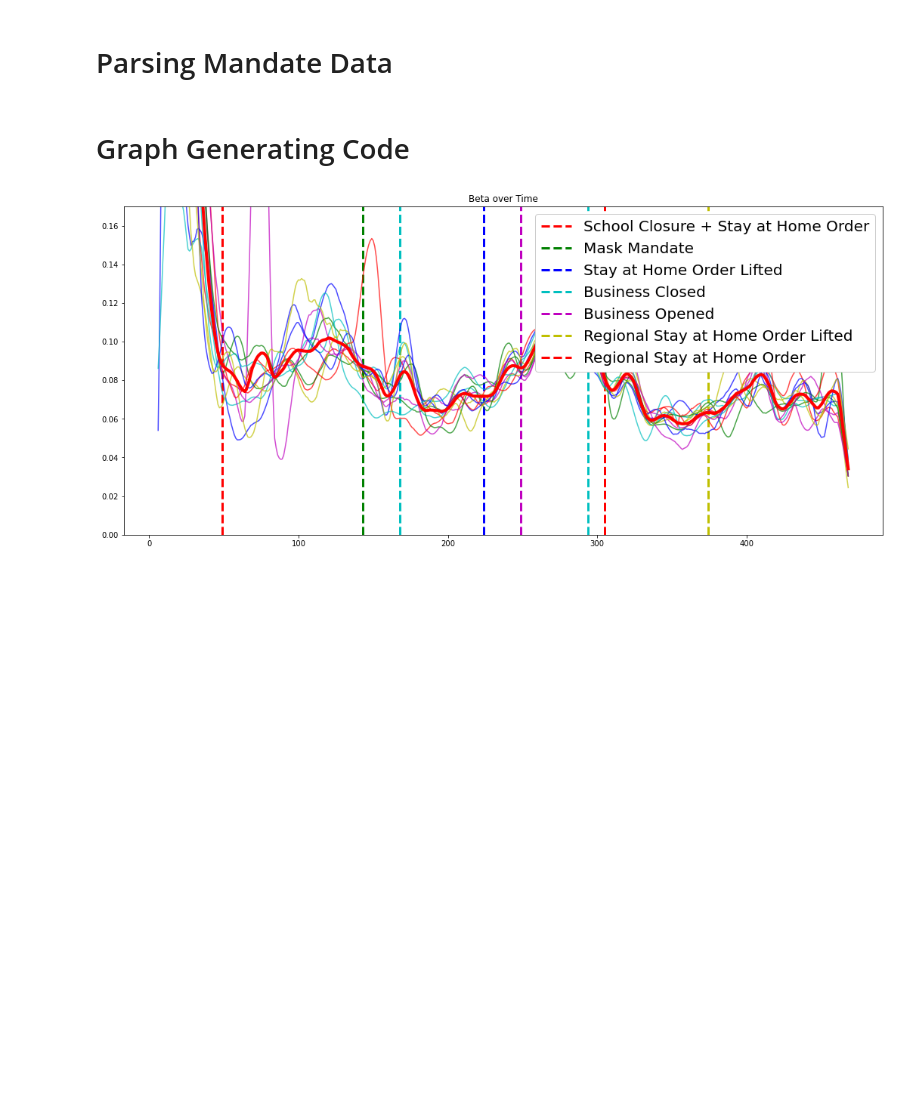
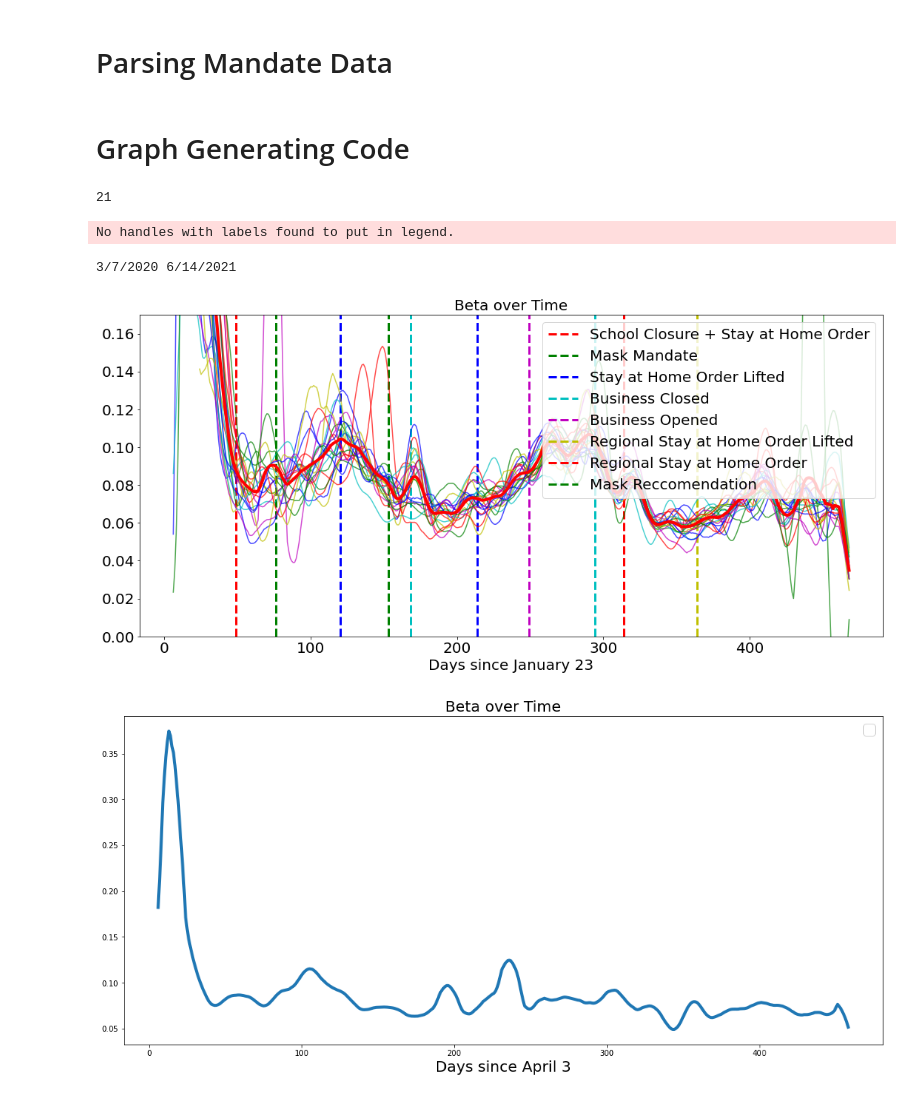
Before and after one commit to holiday-pettijohn/COVID-Tracking-Biola-Summer, a Jupyter notebook: Code/Beta Approximation Labeled.ipynb, the cells around one changed output. Drawn from its saved outputs; the diff is of its cells as text; code cells hidden in the pictures; blank space fills up the shorter version.

Commit message:
Made more adjustments to graph generation

```diff
--- a/Code/Beta Approximation Labeled.ipynb
+++ b/Code/Beta Approximation Labeled.ipynb
@@ -291,7 +291,7 @@ def displayMeasures(filename, measures, beta, ax, dates, window, colors = ('red'
     for measure in measures:
         for i in range(len(measure_inds[measure])):
             ymax = .17#beta[measure_inds[measure][i]]
-            if ("Lifted" not in measure and "Opened" not in measure) or ("Disallowed" in measure) or ("Clos" in measure):
+            if ("Stay" in measure) or ("Disallowed" in measure) or ("Clos" in measure):
                 closure = 1
             else:
                 closure = 0
@@ -300,7 +300,7 @@ def displayMeasures(filename, measures, beta, ax, dates, window, colors = ('red'
                 plt.vlines(x=measure_inds[measure][i]+hWin-(closure_offset*closure), color=colors[dupe.index(measure)%len(colors)], ymin=0, linestyle='dashed', ymax=ymax, label=measure, linewidth=3)
             else:
                 plt.vlines(x=measure_inds[measure][i]+hWin-(closure_offset*closure), color=colors[dupe.index(measure)%len(colors)], ymin=0, linestyle='dashed', ymax=ymax, linewidth=3)
-    ax.legend(fontsize=20, framealpha=1)
+    ax.legend(fontsize=20)
 
 #predict the next some days using constant parameters
 def calculateFuture(infect, recov, dead, pop, daysToPredict, params, q):
@@ -602,7 +602,8 @@ def getGraph(infection_file, mandate_file, region, mandates, mandate_colors = 'r
     if fig is None or ax is None:
         fig, ax = plt.subplots(figsize = (18,8))
     ax.plot(x,beta, linewidth=4)
-    ax.set_title("Beta over Time")
+    ax.set_title("Beta over Time", size=20)
+    ax.set_xlabel("Days since April 3", size=20)
     #plt.yscale("log")
     print(dates[0],dates[-1])
     midInd = len(dates)//2
@@ -718,7 +719,7 @@ def addGraph(infection_file, region, fig=None, ax=None, color=None, alpha=1, dis
         ax.plot(x, beta, color=color, alpha=alpha)#, label=region)
     else:
         ax.plot(x, beta, alpha=alpha)#, label=region)
-    ax.set_title("Beta over Time")
+    ax.set_title("Beta over Time", size=20)
     #plt.yscale("log")
     midInd = len(dates)//2
     temp = dates.tolist()
@@ -729,10 +730,10 @@ def addGraph(infection_file, region, fig=None, ax=None, color=None, alpha=1, dis
     return fig, ax, graph_i, running_mean
 
 def getStateGraph(state, mandates, mandate_colors = 'rgbcmy', save=False, save_path='../Paper Stuff/', form='png', fig=None, ax=None):
-    data_path = "../Data/Covid Tracking State Data/"
+    data_path = "../Data/State Data/"
     mandate_path = "../Data/State Closure Data/"
     infection_file = '{}{}.csv'.format(data_path, convert[state])
-    mandate_file = '{}{} State Data.csv'.format(mandate_path, state)
+    mandate_file = '{}{} Closure Data.csv'.format(mandate_path, state)
     getGraph(infection_file, mandate_file, state, mandates, mandate_colors, fig=fig, ax=ax)
 
 def getCountyGraph(county, state, mandates, mandate_colors = 'rgbcmy', save=False, save_path='../Paper Stuff/', form='png', fig=None, ax=None):
@@ -747,35 +748,42 @@ county_path = "../Data/JHU Data/County Data/"
 #getGraph('CA.csv', 'California Mandate Data.csv', 'California', ['Mask Mandate', 'Stay at Home Order'])
 #getCountyGraph("Alameda", "California", ["Mask Mandate", "Stay at Home Order"])
 colors = 'rgbcmy'
 state = 'California'
 """
 Alameda
 Contra Costa
 Santa Barbra # need to generate data for this one
 Sacremento
 Los Angeles
 San Francisco #
 """
-counties = ['Alameda', 'Los Angeles', 'Sacramento', 'Contra Costa', 'Santa Barbara', 'San Mateo', 'Kern', 'Fresno', 'Monterey', 'Orange', 'Riverside', 'San Joaquin']
-mandates = ['School Closure + Stay at Home Order', 'Mask Mandate', 'Stay at Home Order Lifted', 'Business Closed', 'Business Opened', 'Regional Stay at Home Order Lifted', 'Regional Stay at Home Order']
+counties = ['Alameda', 'Los Angeles', 'Sacramento', 'Contra Costa', 'Santa Barbara', 'San Mateo', 'Kern', 'Fresno', 'Monterey', 'Orange', 'Riverside', 'San Joaquin', 'San Bernardino', 'San Diego', 'San Francisco', 'Sonoma', 'Santa Clara', 'Solano', 'Stanislaus', 'Tulare', 'Ventura']
+mandates = ['School Closure + Stay at Home Order', 'Mask Mandate', 'Stay at Home Order Lifted', 'Business Closed', 'Business Opened', 'Regional Stay at Home Order Lifted', 'Regional Stay at Home Order', 'Mask Reccomendation']
 """
 fig, ax = addRelativeGraph(county_path+"{} County, {}.csv".format(counties[0], convert[state]), "{} {}".format(counties[0], state), 10, color='r')
 for i in range(1,len(counties)):
     addRelativeGraph(county_path+'{} County, {}.csv'.format(counties[i], convert[state]), "{} {}".format(counties[i], state), 10, fig, ax, colors[i%len(colors)])
 """
+print(len(counties))
 fig, ax, graph_i, running_mean = addGraph(county_path+"{} County, {}.csv".format(counties[0], convert[state]), "{} {}".format(counties[0], state), color='r', alpha=.7)
 for i in range(1,len(counties)):
     graphMandates = i==len(counties)-1
     fig, ax, graph_i, running_mean = addGraph(county_path+'{} County, {}.csv'.format(counties[i], convert[state]), "{} {}".format(counties[i], state), fig, ax, colors[i%len(colors)], .7, graphMandates, graph_i, running_mean, mandates=mandates)
 
 window = 13
 hWin = window // 2
 x = np.arange(hWin,len(running_mean)+hWin)
+ax.tick_params(axis='both', which='major', labelsize=20)
+ax.set_xlabel("Days since January 23", size=20)
 ax.plot(x, running_mean, color='red', linewidth=4)
-#getStateGraph("Texas", (), fig=fig, ax=ax)
-fig.savefig('beta_legend.png')
+getStateGraph("Texas", mandates)
+#fig.savefig('beta_legend.png')
 
 mandate_file = '../Data/State Closure Data/California Mandate Data.csv'
 mandates = ['Stay at Home Order', 'Mask Mandate']
 # %% [output]
+21
+No handles with labels found to put in legend.
+3/7/2020 6/14/2021
-[figure, old version]
+[figure, new version]
+[figure, added]
```
Also changed, not shown: 1 other file.
